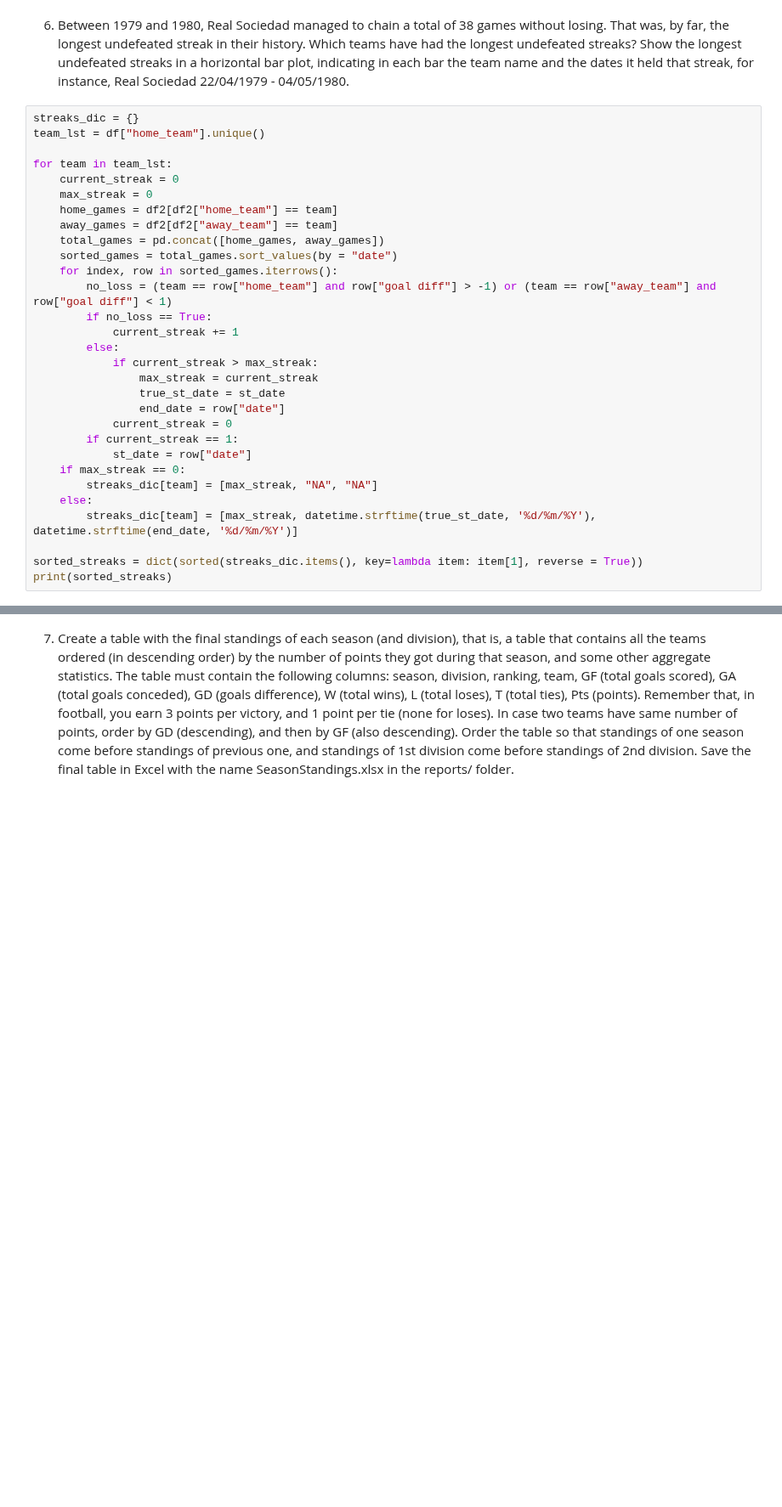
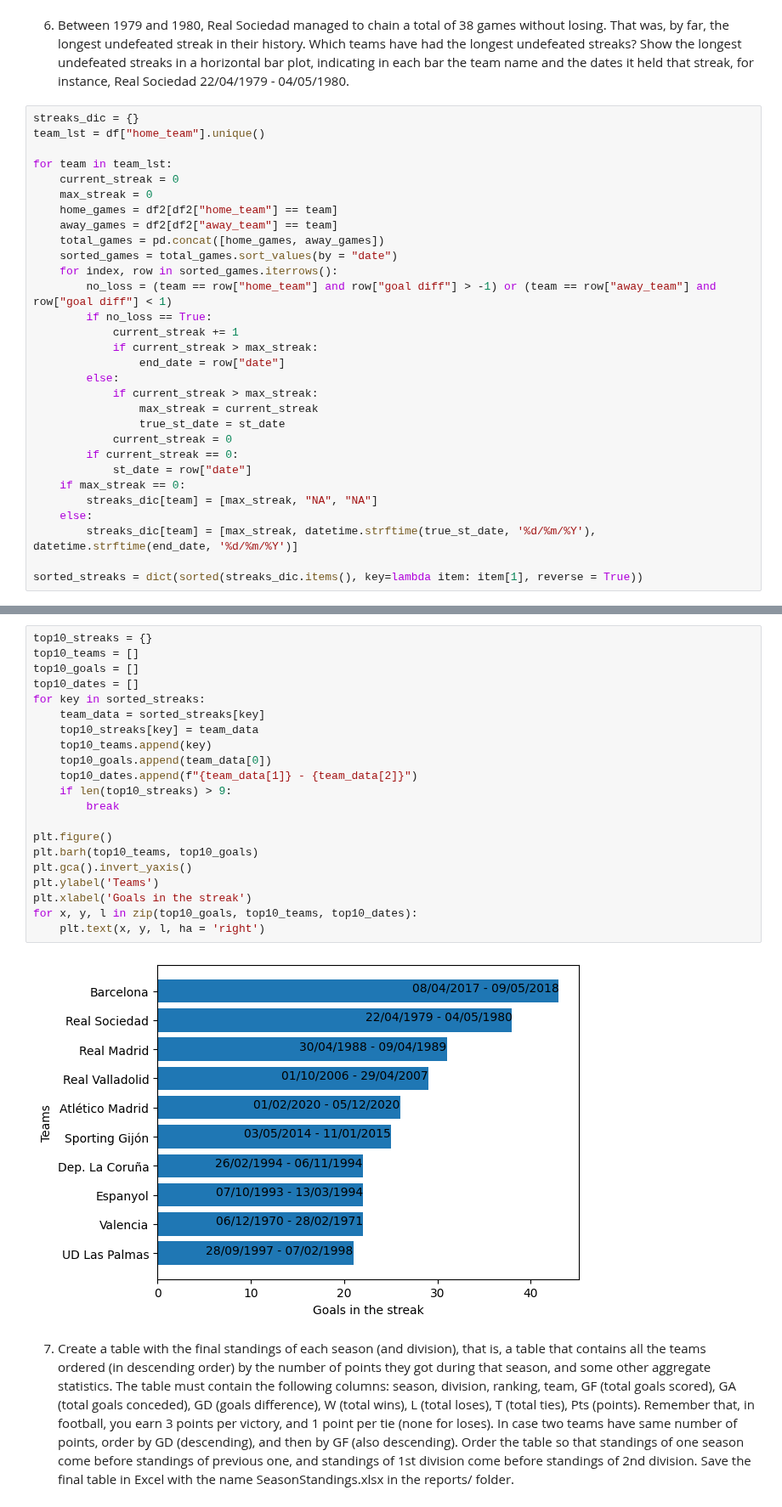
Before and after one commit to alexfulleda98/la-quiniela, a Jupyter notebook: analysis/LaLigaDataAnalysis.ipynb, the cells around one changed output, grey strips where cells are left out. Shown at 85% size. Drawn from its saved outputs; the diff is of its cells as text; blank space fills up the shorter version.

```diff
--- a/analysis/LaLigaDataAnalysis.ipynb
+++ b/analysis/LaLigaDataAnalysis.ipynb
@@ -290,13 +227,14 @@ for team in team_lst:
         no_loss = (team == row["home_team"] and row["goal diff"] > -1) or (team == row["away_team"] and row["goal diff"] < 1)
         if no_loss == True:
             current_streak += 1
+            if current_streak > max_streak:
+                end_date = row["date"]
         else:
             if current_streak > max_streak:
                 max_streak = current_streak
                 true_st_date = st_date
-                end_date = row["date"]
             current_streak = 0
-        if current_streak == 1:
+        if current_streak == 0:
             st_date = row["date"]
     if max_streak == 0:
         streaks_dic[team] = [max_streak, "NA", "NA"]
@@ -304,4 +242,3 @@ for team in team_lst:
         streaks_dic[team] = [max_streak, datetime.strftime(true_st_date, '%d/%m/%Y'), datetime.strftime(end_date, '%d/%m/%Y')]
 
 sorted_streaks = dict(sorted(streaks_dic.items(), key=lambda item: item[1], reverse = True))
-print(sorted_streaks)
@@ -310,3 +245,26 @@ print(sorted_streaks)
+# %%
+top10_streaks = {}
+top10_teams = []
+top10_goals = []
+top10_dates = []
+for key in sorted_streaks:
+    team_data = sorted_streaks[key]
+    top10_streaks[key] = team_data
+    top10_teams.append(key)
+    top10_goals.append(team_data[0])
+    top10_dates.append(f"{team_data[1]} - {team_data[2]}")
+    if len(top10_streaks) > 9:
+        break
+
+plt.figure()
+plt.barh(top10_teams, top10_goals)
+plt.gca().invert_yaxis()
+plt.ylabel('Teams')
+plt.xlabel('Goals in the streak')
+for x, y, l in zip(top10_goals, top10_teams, top10_dates):
+    plt.text(x, y, l, ha = 'right')
+# %% [output]
+[figure, added]
 # %% [markdown]
 7. Create a table with the final standings of each season (and division), that
 is, a table that contains all the teams ordered (in descending order) by the
```
Also changed, not shown: parts of 17 cells of this notebook.
